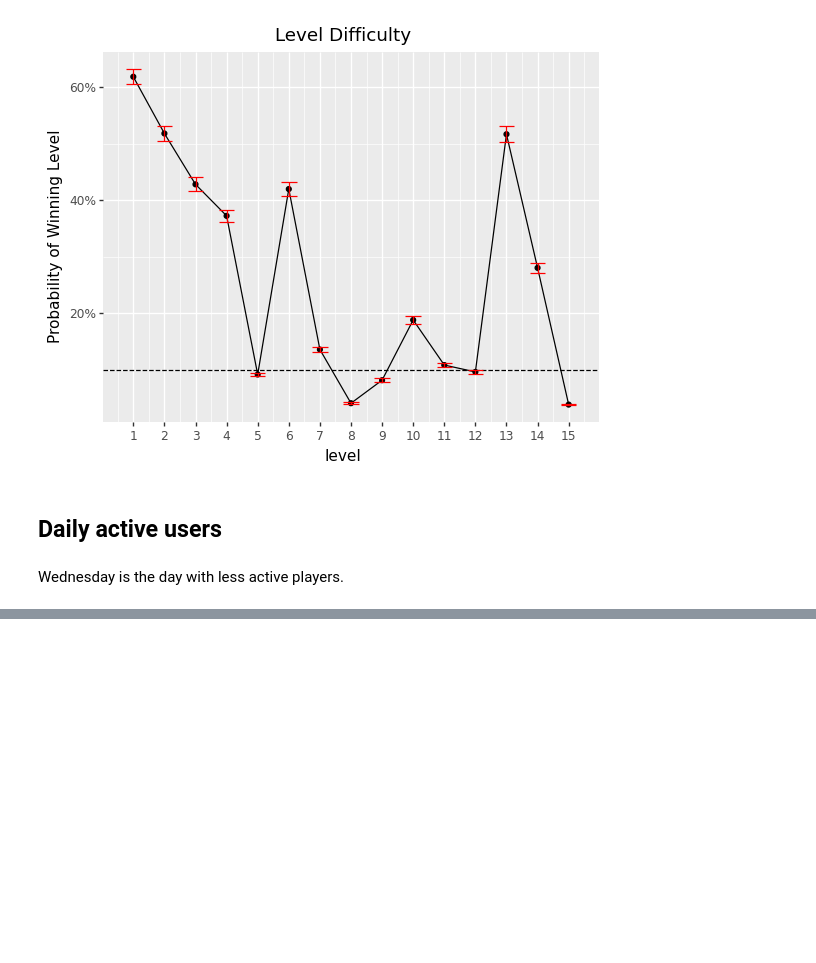
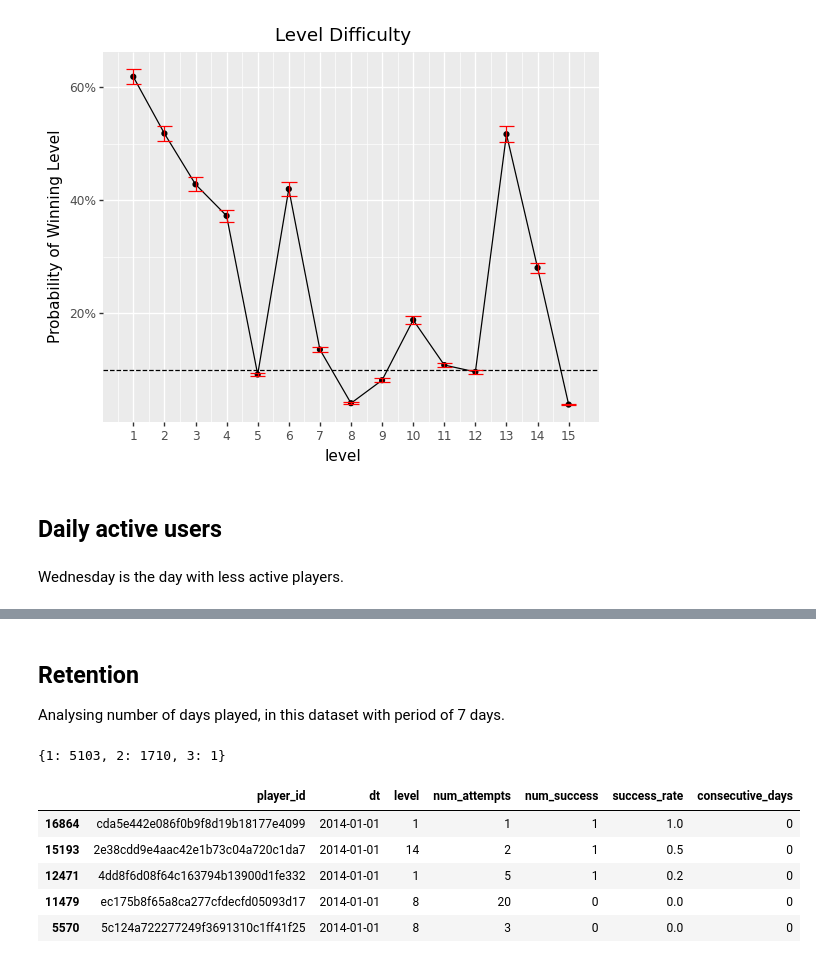
Before and after one commit to KC2016/Candy-Crush-Saga, a Jupyter notebook: notebook375bc23f7f.ipynb, the cells around one changed output, grey strips where cells are left out. Cells and saved outputs as stored; diff of their text form; code cells hidden in the pictures; blank space fills up the shorter version.

Commit message:
add abs exploratory analysis about retention in jupyter and readme

```diff
--- a/notebook375bc23f7f.ipynb
+++ b/notebook375bc23f7f.ipynb
@@ -635,0 +653,36 @@ print('The pct of players in weekends over workdays is ', pct_weekends_over_week
+# %% [markdown]
+## Retention
+Analysing number of days played, in this dataset with period of 7 days.
+# %%
+
+# convert the 'dt' column to datetime format
+df['dt'] = pd.to_datetime(df['dt'])
+
+# sort the DataFrame by the 'dt' column
+df = df.sort_values('dt')
+
+# group by 'dt' and count unique 'player_id' values
+grouped = df.groupby('player_id')
+
+days_played = {}
+
+# loop over each group
+for player, group in grouped:
+    # count the number of unique dates in the 'dt' column
+    num_days_played = group['dt'].nunique()
+    # increment the count of 'player' in the 'days_played' dictionary
+    days_played[num_days_played] = days_played.get(num_days_played, 0) + 1
+
+# print the 'days_played' dictionary
+print(days_played)
+# %% [output]
+{1: 5103, 2: 1710, 3: 1}
+# %%
+df.head()
+# %% [output]
+|  | player_id | dt | level | num_attempts | num_success | success_rate | consecutive_days |
+| 16864 | cda5e442e086f0b9f8d19b18177e4099 | 2014-01-01 | 1 | 1 | 1 | 1.0 | 0 |
+| 15193 | 2e38cdd9e4aac42e1b73c04a720c1da7 | 2014-01-01 | 14 | 2 | 1 | 0.5 | 0 |
+| 12471 | 4dd8f6d08f64c163794b13900d1fe332 | 2014-01-01 | 1 | 5 | 1 | 0.2 | 0 |
+| 11479 | ec175b8f65a8ca277cfdecfd05093d17 | 2014-01-01 | 8 | 20 | 0 | 0.0 | 0 |
+| 5570 | 5c124a722277249f3691310c1ff41f25 | 2014-01-01 | 8 | 3 | 0 | 0.0 | 0 |
```
Also changed, not shown: parts of 6 cells of this notebook, 1 other file.
